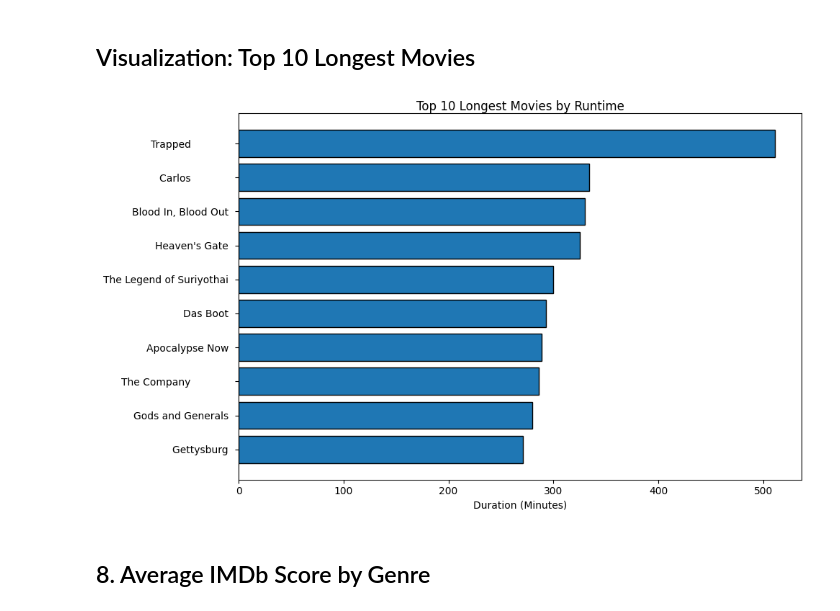
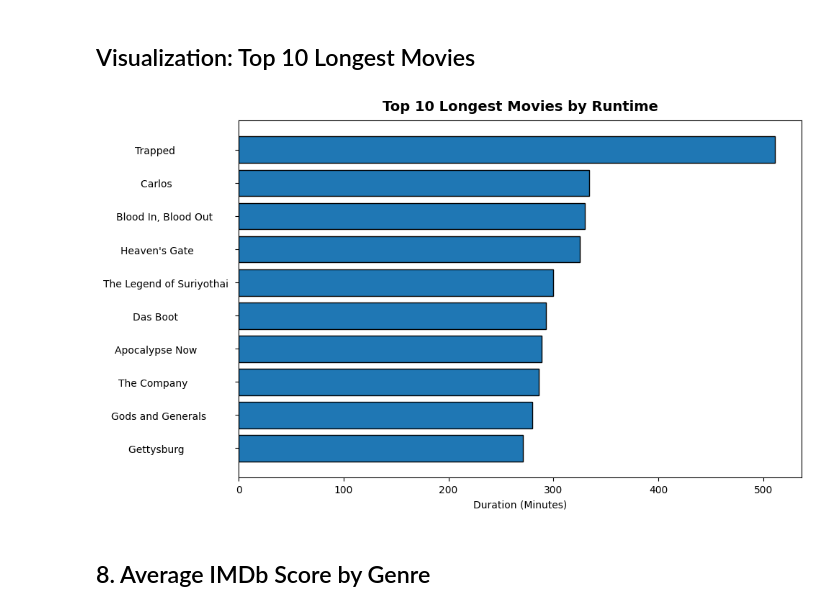
Before and after one commit to HCBrooks-lab/Movie-Project, a Jupyter notebook: Movie_Analysis.ipynb, the cells around one changed output. Saved outputs shown, nothing was run; the diff lists cells and outputs as text; code cells hidden in the pictures.

```diff
--- a/Movie_Analysis.ipynb
+++ b/Movie_Analysis.ipynb
@@ -323,16 +323,21 @@ longest_movies_df
 # %% [markdown]
 ## Visualization: Top 10 Longest Movies
 # %%
-plt.figure(figsize=(10, 6))
-plt.barh(longest_movies_df['movie_title'], longest_movies_df['duration'], edgecolor='black')
-plt.xlabel('Duration (Minutes)')
-plt.title('Top 10 Longest Movies by Runtime', pad=2)
+longest_title_length = longest_movies_df['movie_title'].str.len().max()
+longest_movies_df['padded_title'] = longest_movies_df['movie_title'].apply(
+    lambda x: x.ljust(longest_title_length)
+)
+
+plt.figure(figsize = (10, 6))
+plt.barh(longest_movies_df['padded_title'], longest_movies_df['duration'], edgecolor = 'black')
+
+plt.xlabel('Duration (Minutes)', labelpad = 5)
+plt.title('Top 10 Longest Movies by Runtime', fontsize = 14, weight = 'bold', pad = 10)
 plt.gca().invert_yaxis()
-plt.subplots_adjust(top=0.92)
 plt.tight_layout()
 plt.show()
 # %% [output]
-[figure, old version]
+[figure, new version]
 # %% [markdown]
 ## 8. Average IMDb Score by Genre
 # %%
```
Also changed, not shown: parts of 1 cell of this notebook.
